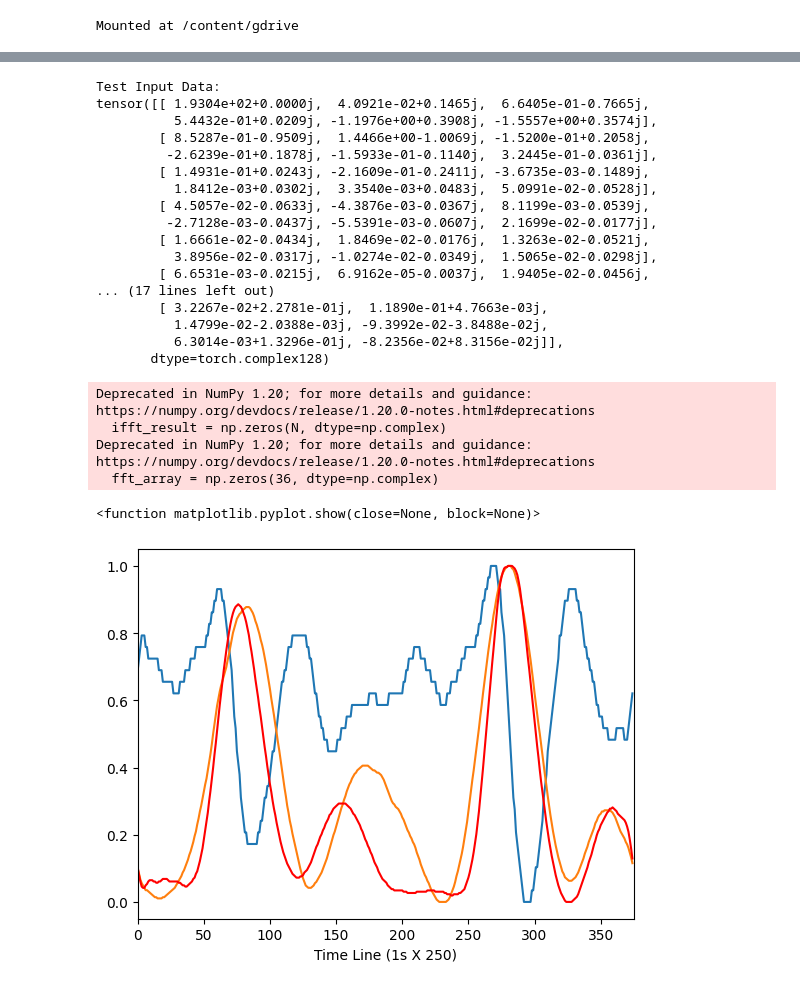
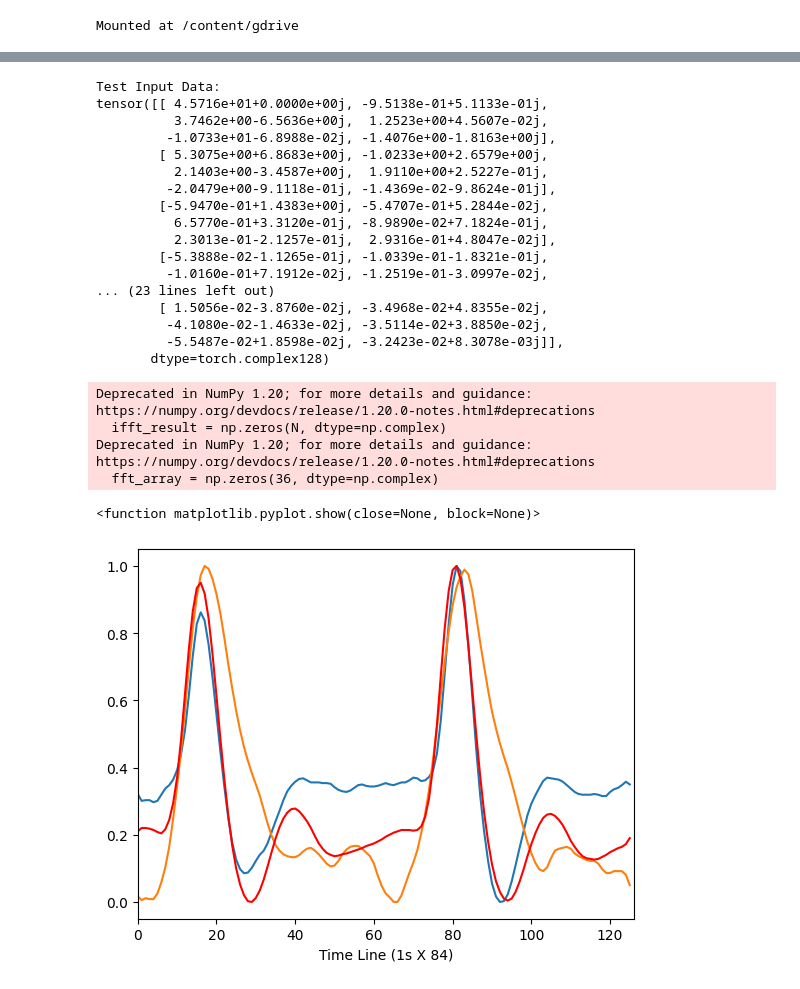
Before and after one commit to jihunyuk/Any, a Jupyter notebook: CVDNN.ipynb, the cells around one changed output, grey strips where cells are left out. Drawn from its saved outputs; the diff is of its cells as text; code cells hidden in the pictures.

```diff
--- a/CVDNN.ipynb
+++ b/CVDNN.ipynb
@@ -152,12 +149,9 @@ Deprecated in NumPy 1.20; for more details and guidance: https://numpy.org/devdo
 # -------------------------------------------- load target data & pre-processing -------------------------------------------- #
 df_t = []
 
-list_p = [22]
-for i in list_p:
-    PPG_data_path = '/content/gdrive/MyDrive/ppg_data/' + str(i) + '/ppg_' + str(i) + '_' + '250' + 'g.txt'
-
-    PPG_data = pd.read_csv(PPG_data_path)
-    PPG_data = pd.DataFrame(PPG_data.iloc[10000:47500,2])/1000
+for i in range(batch_size):
+    PPG_data_path = '/content/gdrive/MyDrive/ppg_data/target/target (' + str(i) + ').npy'
+    PPG_data = np.load(PPG_data_path)
     PPG_data = np.array(PPG_data).reshape(-1)
     df_t.append(PPG_data)
 
@@ -236,14 +230,14 @@ Deprecated in NumPy 1.20; for more details and guidance: https://numpy.org/devdo
 # %%
 input_data = []
-for i in range(100):
-  input_data.append(cal_fft(PPG_data_i[375*i:375*i+375,0]))
+for i in range(batch_size*200):
+  input_data.append(cal_fft(PPG_data_i[126*i:126*i+126,0]))
 
 input_data = torch.tensor(input_data)
 print(input_data.shape)
 
 target_data = []
-for i in range(100):
-  target_data.append(cal_fft(PPG_data_t[375*i:375*i+375,0]))
+for i in range(batch_size*200):
+  target_data.append(cal_fft(PPG_data_t[126*i:126*i+126,0]))
 
 target_data = torch.tensor(target_data)
 print(target_data.shape)
@@ -261,16 +255,16 @@ class ComplexRMSELoss(nn.Module): #RME
     def forward(self, input, target):
         real_loss = torch.mean(torch.square(input.real - target.real))
         imag_loss = torch.mean(torch.square(input.imag - target.imag))
-        loss = torch.sqrt((real_loss * real_loss + imag_loss * imag_loss)/2)/1000
+        loss = torch.sqrt((real_loss * real_loss + imag_loss * imag_loss)/2)/10
         return loss
 
 # 모델 정의
 class CVDNN(nn.Module):
     def __init__(self):
         super(CVDNN, self).__init__()
-        self.fc_real = nn.Linear(6, 10)
-        self.fc_imag = nn.Linear(6, 10)
-        self.fc_hidden1 = nn.Linear(10, 100)
+        self.fc_real = nn.Linear(6, 100)
+        self.fc_imag = nn.Linear(6, 100)
+        self.fc_hidden1 = nn.Linear(100, 100)
         self.fc_hidden2 = nn.Linear(100, 10)
         self.fc_out_real = nn.Linear(10, 6)
         self.fc_out_imag = nn.Linear(10, 6)
@@ -309,7 +303,7 @@ optimizer = optim.Adam(model.parameters(), lr=0.01)
 #model = torch.load('/content/gdrive/MyDrive/checkpoint/checkpoint_best_CVDNN.pt')
 
 # 학습
-epochs = 6000
+epochs = 2000
 for epoch in range(epochs):
     optimizer.zero_grad()
 
@@ -367,58 +361,58 @@ torch.Size([100, 6, 6])
 #                                 [ 3.04146996e-01+1.60259367e+00j, 1.98173203e-01+1.89476079e+00j, -5.66116805e-01-1.29755808e+00j, 7.81067678e-01-1.09817453e+00j, 9.21017495e-01+7.05619752e-01j, -2.49407173e-01-4.87041974e-01j],
 #                                 [-8.01307470e-01-1.17539870e+00j, -6.43716749e-01+1.84299500e-01j, 2.78554711e-01+5.28989825e-01j, 8.84357192e-01+8.97625293e-03j, -1.63172813e-01-1.54852574e-01j, -4.93067943e-01-5.41341393e-01j],
 #                                 [ 5.57833244e-01-5.09913114e-01j, 1.78262729e-01+3.37197619e-02j,-8.63511495e-01+1.58721666e-02j, -1.87782871e-01+1.20154923e-02j, 6.64601882e-01+1.24444247e-01j, 2.97823345e-01-2.87068753e-01j]])
 
-test_input_data = torch.tensor([[ 1.93042000e+02+0.00000000j,  4.09207601e-02+0.14651762j, 6.64054267e-01-0.76648741j, 5.44322995e-01+0.02088327j, -1.19760988e+00+0.39080878j, -1.55567378e+00+0.35742381j],
-                                [ 8.52866298e-01-0.95087898j,  1.44662111e+00-1.00689217j, -1.51995084e-01+0.20576122j,-2.62394085e-01+0.18778753j, -1.59327644e-01-0.11403948j, 3.24450807e-01-0.03612836j],
-                                [ 1.49310263e-01+0.02425299j, -2.16093316e-01-0.24106378j, -3.67346927e-03-0.14889485j, 1.84123591e-03+0.0302344j, 3.35397771e-03+0.04826655j, 5.09907722e-02-0.0527764j ],
-                                [ 4.50566258e-02-0.06332168j, -4.38758682e-03-0.03670718j, 8.11989295e-03-0.05389244j, -2.71283624e-03-0.04367939j,-5.53906445e-03-0.0607125j , 2.16992852e-02-0.0177252j ],
-                                [ 1.66607524e-02-0.04338699j,  1.84686592e-02-0.01756543j, 1.32633269e-02-0.05213726j, 3.89562439e-02-0.031745j, -1.02738596e-02-0.03492665j, 1.50654595e-02-0.02979708j],
-                                [ 6.65305590e-03-0.02148334j,  6.91621874e-05-0.00369673j, 1.94048965e-02-0.04556507j, -5.04140817e-06-0.0280051j ,8.26773303e-03-0.03383078j,  2.13253460e-02-0.02496391j]])
+test_input_data = torch.tensor([[ 4.57164000e+01+0.00000000e+00j, -9.51379277e-01+5.11330796e-01j, 3.74622065e+00-6.56355753e+00j,  1.25233783e+00+4.56066585e-02j, -1.07331891e+01-6.89883761e-02j, -1.40758264e+00-1.81633084e+00j],
+                                [ 5.30752865e+00+6.86827185e+00j, -1.02325371e+00+2.65794291e+00j, 2.14025841e+00-3.45869391e+00j,  1.91100068e+00+2.52267292e-01j, -2.04790398e+00-9.11180723e-01j, -1.43686395e-02-9.86235025e-01j],
+                                [-5.94704945e-01+1.43829790e+00j, -5.47066760e-01+5.28443594e-02j, 6.57704268e-01+3.31197655e-01j, -8.98900015e-02+7.18237350e-01j, 2.30125648e-01-2.12571376e-01j,  2.93160012e-01+4.80472898e-02j],
+                                [-5.38877611e-02-1.12646683e-01j, -1.03390184e-01-1.83206525e-01j, -1.01603056e-01+7.19123873e-02j, -1.25192000e-01-3.09967813e-02j, 2.05434280e-03+6.39246952e-02j, -3.99225964e-02+8.52201754e-02j],
+                                [ 5.01937826e-02+7.18690813e-02j,  2.98012589e-03+4.07512378e-02j, -4.21626872e-02-2.41175557e-02j, -8.04563945e-03+3.38911277e-03j, -4.70140147e-02+5.93328856e-02j, -3.17068336e-03+2.78125504e-02j],
+                                [-3.05647322e-02+7.33915538e-02j, -7.68340845e-02+3.79791839e-02j, -4.27713349e-02+7.55863168e-02j, -7.83351152e-03+2.12743640e-02j, 3.39653002e-02+2.31531603e-02j, -7.15244446e-02+5.21809420e-02j]])
 
 
 # 모델 예측
 model.eval()
 with torch.no_grad():
     test_output = model(test_input_data.unsqueeze(0))
 
 # 결과 출력
 print("Test Input Data:")
 print(test_input_data)
 print("Predicted Output:")
 print(test_output.squeeze())
 
 # 결과 플롯팅
-plt.xlim(0,375)
-plt.xlabel('Time Line (1s X 250)')
+plt.xlim(0,126)
+plt.xlabel('Time Line (1s X 84)')
 plt.plot(cal_ifft(test_input_data))
 plt.plot(cal_ifft(test_output.squeeze()))
-plt.plot(cal_ifft(cal_fft(PPG_data_t[0:375,0])), color = 'r')
+plt.plot(cal_ifft(cal_fft(PPG_data_t[0:126,0])), color = 'r')
 plt.savefig("temp", dpi=300)
 plt.show
 # %% [output]
 Test Input Data:
-tensor([[ 1.9304e+02+0.0000j,  4.0921e-02+0.1465j,  6.6405e-01-0.7665j,
-          5.4432e-01+0.0209j, -1.1976e+00+0.3908j, -1.5557e+00+0.3574j],
-        [ 8.5287e-01-0.9509j,  1.4466e+00-1.0069j, -1.5200e-01+0.2058j,
-         -2.6239e-01+0.1878j, -1.5933e-01-0.1140j,  3.2445e-01-0.0361j],
-        [ 1.4931e-01+0.0243j, -2.1609e-01-0.2411j, -3.6735e-03-0.1489j,
-          1.8412e-03+0.0302j,  3.3540e-03+0.0483j,  5.0991e-02-0.0528j],
-        [ 4.5057e-02-0.0633j, -4.3876e-03-0.0367j,  8.1199e-03-0.0539j,
-         -2.7128e-03-0.0437j, -5.5391e-03-0.0607j,  2.1699e-02-0.0177j],
-        [ 1.6661e-02-0.0434j,  1.8469e-02-0.0176j,  1.3263e-02-0.0521j,
-          3.8956e-02-0.0317j, -1.0274e-02-0.0349j,  1.5065e-02-0.0298j],
-        [ 6.6531e-03-0.0215j,  6.9162e-05-0.0037j,  1.9405e-02-0.0456j,
-... (17 lines left out)
-        [ 3.2267e-02+2.2781e-01j,  1.1890e-01+4.7663e-03j,
-          1.4799e-02-2.0388e-03j, -9.3992e-02-3.8488e-02j,
-          6.3014e-03+1.3296e-01j, -8.2356e-02+8.3156e-02j]],
+tensor([[ 4.5716e+01+0.0000e+00j, -9.5138e-01+5.1133e-01j,
+          3.7462e+00-6.5636e+00j,  1.2523e+00+4.5607e-02j,
+         -1.0733e+01-6.8988e-02j, -1.4076e+00-1.8163e+00j],
+        [ 5.3075e+00+6.8683e+00j, -1.0233e+00+2.6579e+00j,
+          2.1403e+00-3.4587e+00j,  1.9110e+00+2.5227e-01j,
+         -2.0479e+00-9.1118e-01j, -1.4369e-02-9.8624e-01j],
+        [-5.9470e-01+1.4383e+00j, -5.4707e-01+5.2844e-02j,
+          6.5770e-01+3.3120e-01j, -8.9890e-02+7.1824e-01j,
+          2.3013e-01-2.1257e-01j,  2.9316e-01+4.8047e-02j],
+        [-5.3888e-02-1.1265e-01j, -1.0339e-01-1.8321e-01j,
+         -1.0160e-01+7.1912e-02j, -1.2519e-01-3.0997e-02j,
+... (23 lines left out)
+        [ 1.5056e-02-3.8760e-02j, -3.4968e-02+4.8355e-02j,
+         -4.1080e-02-1.4633e-02j, -3.5114e-02+3.8850e-02j,
+         -5.5487e-02+1.8598e-02j, -3.2423e-02+8.3078e-03j]],
        dtype=torch.complex128)
 Deprecated in NumPy 1.20; for more details and guidance: https://numpy.org/devdocs/release/1.20.0-notes.html#deprecations
   ifft_result = np.zeros(N, dtype=np.complex)
 Deprecated in NumPy 1.20; for more details and guidance: https://numpy.org/devdocs/release/1.20.0-notes.html#deprecations
   fft_array = np.zeros(36, dtype=np.complex)
 <function matplotlib.pyplot.show(close=None, block=None)>
-[figure, old version]
+[figure, new version]
 # %%
 # 검증 데이터 정의
 df_i_test = []
```
Also changed, not shown: parts of 16 cells of this notebook.
